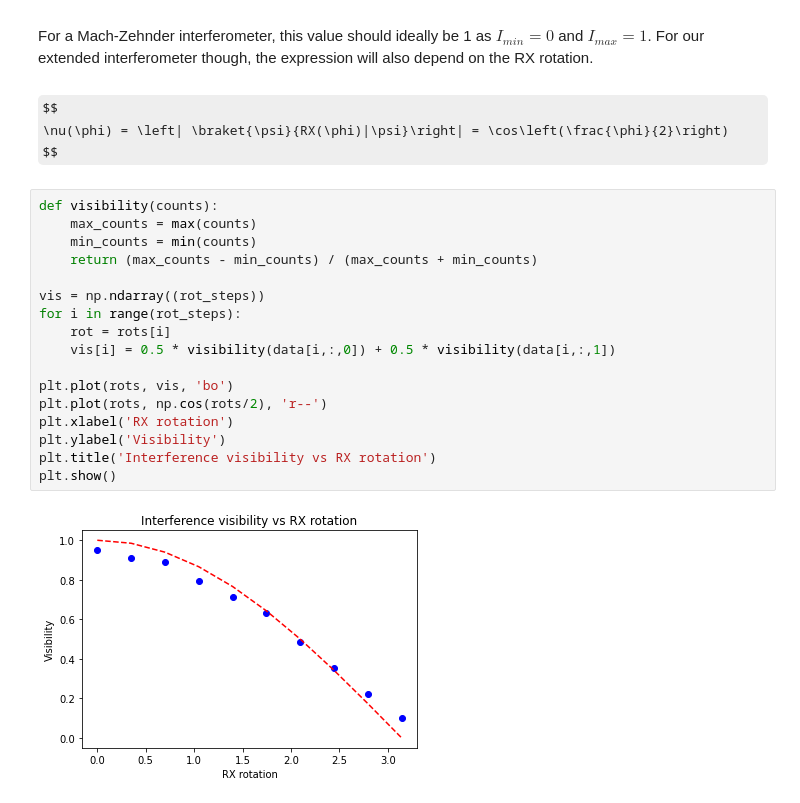
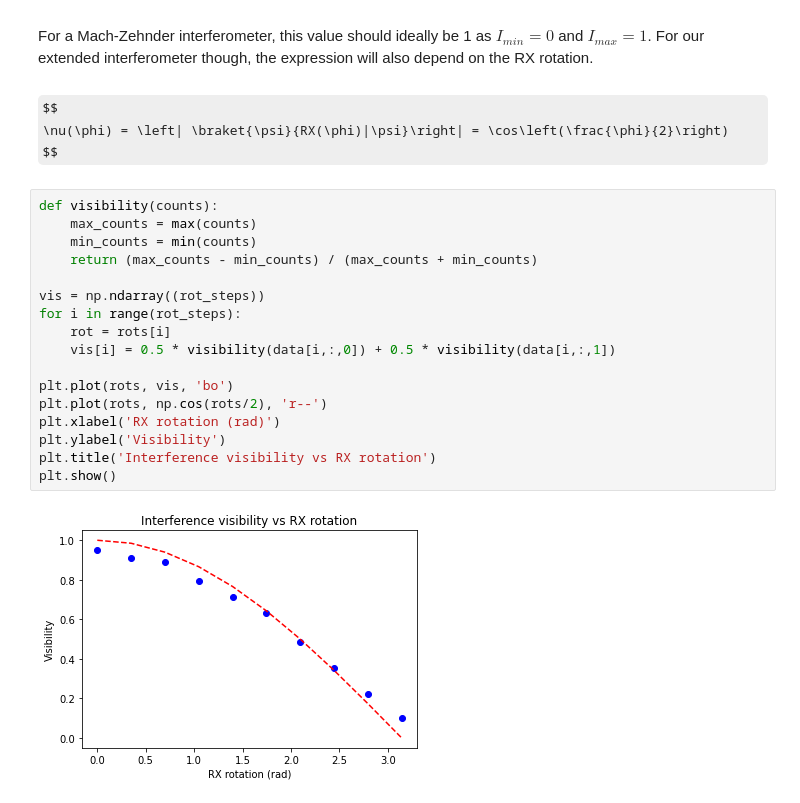
Before and after one commit to PeterSidajaya/PC5228-analysis, a Jupyter notebook: PC5228_analysis_extended.ipynb, the cells around one changed output. Saved outputs shown, nothing was run; the diff lists cells and outputs as text; some formulas as TeX source.

```diff
--- a/PC5228_analysis_extended.ipynb
+++ b/PC5228_analysis_extended.ipynb
@@ -48,19 +48,19 @@ $$
 # %%
 def visibility(counts):
     max_counts = max(counts)
     min_counts = min(counts)
     return (max_counts - min_counts) / (max_counts + min_counts)
 
 vis = np.ndarray((rot_steps))
 for i in range(rot_steps):
     rot = rots[i]
     vis[i] = 0.5 * visibility(data[i,:,0]) + 0.5 * visibility(data[i,:,1])
 
 plt.plot(rots, vis, 'bo')
 plt.plot(rots, np.cos(rots/2), 'r--')
-plt.xlabel('RX rotation')
+plt.xlabel('RX rotation (rad)')
 plt.ylabel('Visibility')
 plt.title('Interference visibility vs RX rotation')
 plt.show()
 # %% [output]
-[figure, old version]
+[figure, new version]
```
Also changed, not shown: parts of 1 cell of this notebook, 1 other file.
